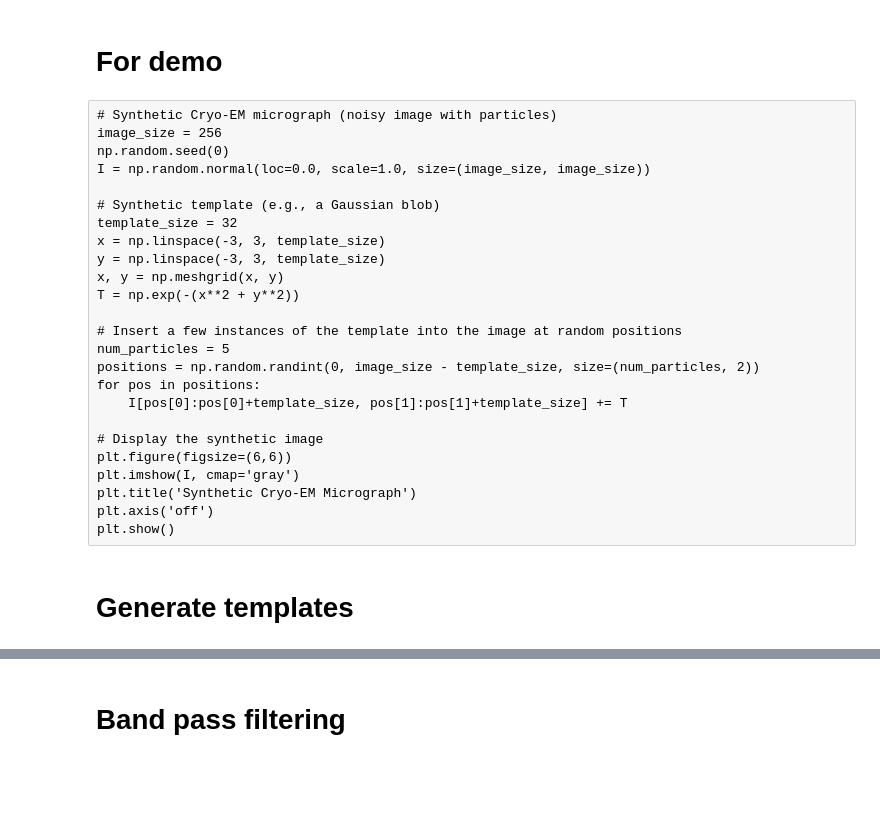
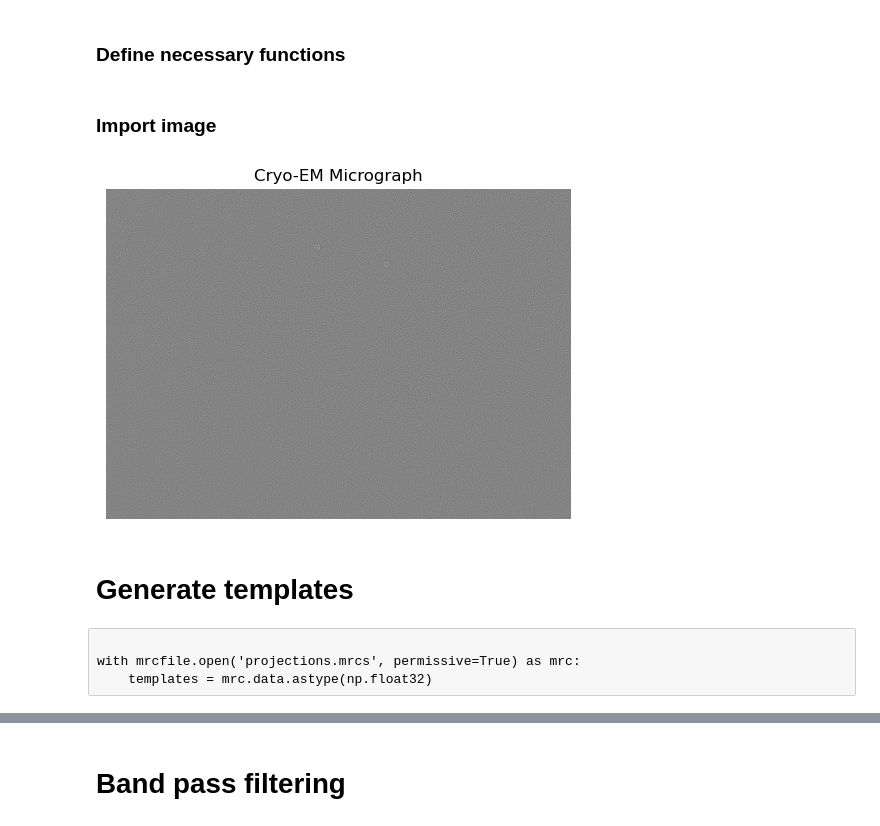
Before and after one commit to rdsza/symmetrical-dollop, a Jupyter notebook: 01-Getting_started.ipynb, the cells around one changed output, grey strips where cells are left out. Saved outputs shown, nothing was run; the diff lists cells and outputs as text; code cells hidden in the pictures; blank space fills up the shorter version.

```diff
--- a/01-Getting_started.ipynb
+++ b/01-Getting_started.ipynb
@@ -12,27 +24,2 @@ from joblib import Parallel, delayed
-# %% [markdown]
-# For demo
-# %% [raw]
-# Synthetic Cryo-EM micrograph (noisy image with particles)
-image_size = 256
-np.random.seed(0)
-I = np.random.normal(loc=0.0, scale=1.0, size=(image_size, image_size))
-
-# Synthetic template (e.g., a Gaussian blob)
-template_size = 32
-x = np.linspace(-3, 3, template_size)
-y = np.linspace(-3, 3, template_size)
-x, y = np.meshgrid(x, y)
-T = np.exp(-(x**2 + y**2))
-
-# Insert a few instances of the template into the image at random positions
-num_particles = 5
-positions = np.random.randint(0, image_size - template_size, size=(num_particles, 2))
-for pos in positions:
-    I[pos[0]:pos[0]+template_size, pos[1]:pos[1]+template_size] += T
-
-# Display the synthetic image
-plt.figure(figsize=(6,6))
-plt.imshow(I, cmap='gray')
-plt.title('Synthetic Cryo-EM Micrograph')
-plt.axis('off')
-plt.show()
+# %% [markdown]
+### Define necessary functions
@@ -39,12 +93,16 @@ plt.show()
+# %% [markdown]
+### Import image
 # %%
-with mrcfile.open('0_data/00040_3_0.mrc', permissive=True) as mrc:
+with mrcfile.open('0_data/00040_3_0_wctf.mrc', permissive=True) as mrc:
     I = np.squeeze(mrc.data.astype(np.float32))
 
 # Display the Cryo-EM micrograph
 plt.figure(figsize=(6, 6))
 plt.imshow(I, cmap='gray')
 plt.title('Cryo-EM Micrograph')
 plt.axis('off')
 plt.show()
+# %% [output]
+[figure, added]
 # %% [markdown]
 # Generate templates
@@ -66,0 +109,4 @@ print(f"Template dimension : {templates.shape[1],templates.shape[2]}")
+# %% [raw]
+
+with mrcfile.open('projections.mrcs', permissive=True) as mrc:
+    templates = mrc.data.astype(np.float32)
```
Also changed, not shown: parts of 38 cells of this notebook, 4 other files.
